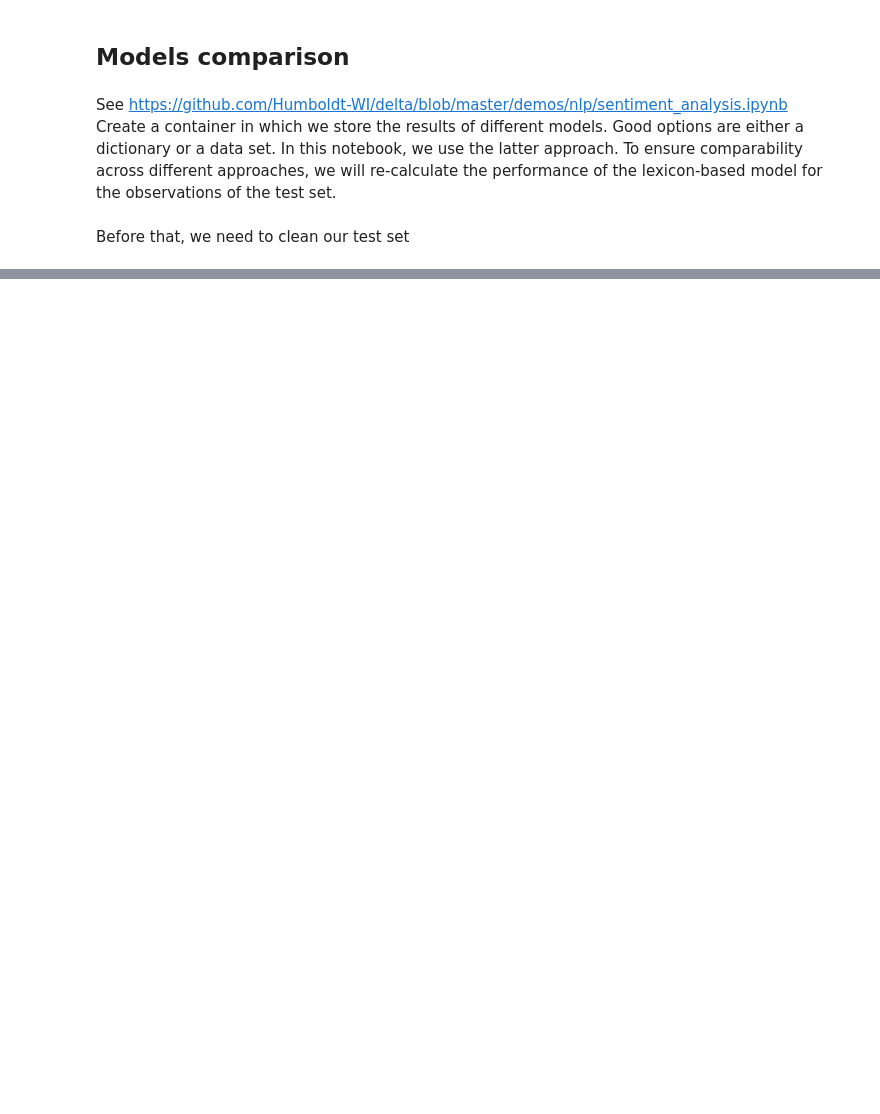
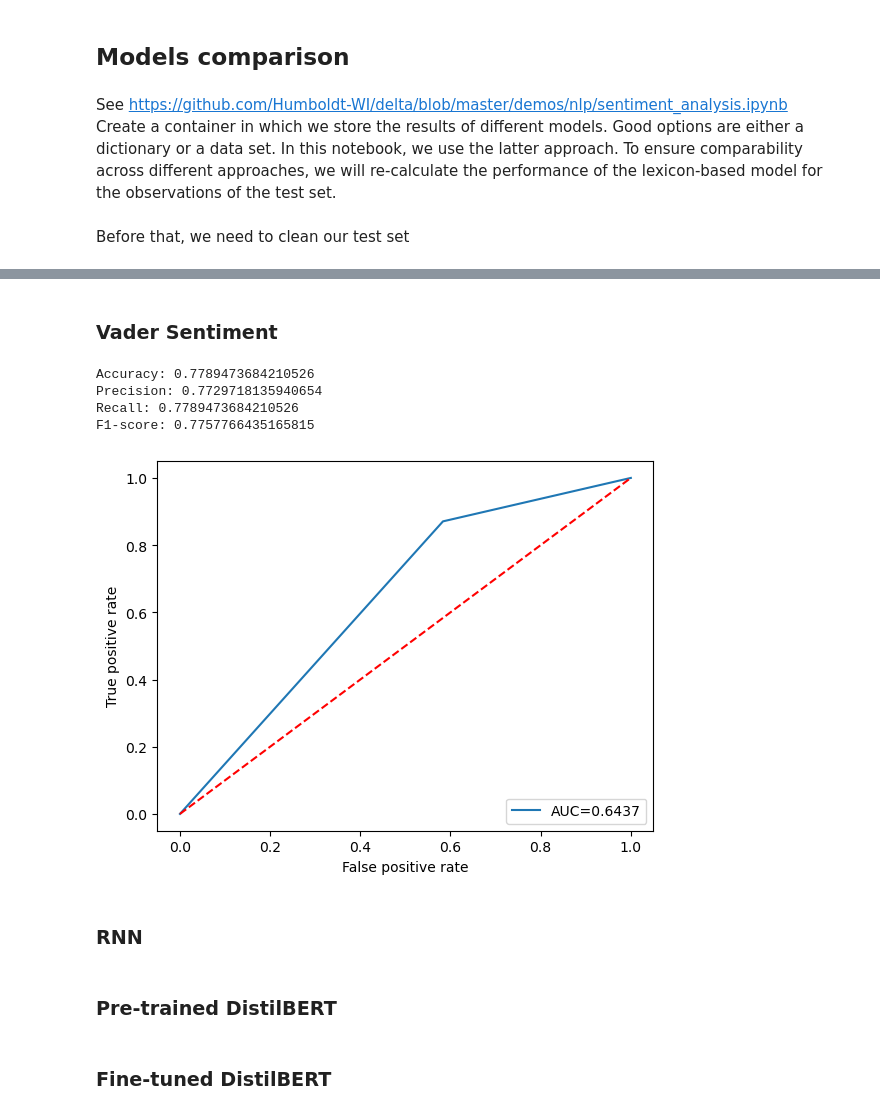
Before and after one commit to yashchougule19/DELTA_Element3, a Jupyter notebook: 3.4.ipynb, the cells around one changed output, grey strips where cells are left out. Saved outputs shown, nothing was run; the diff lists cells and outputs as text; code cells hidden in the pictures; blank space fills up the shorter version.

```diff
--- a/3.4.ipynb
+++ b/3.4.ipynb
@@ -882,0 +864,33 @@ Before that, we need to clean our test set
+# %% [markdown]
+### Vader Sentiment
+# %%
+# Apply the same sentiment analysis we used for the train dataset to the test dataset
+cleaned_test_df['vader_sentiment'] = cleaned_test_df['cleaned_content'].apply(analyze_sentiment)
+# Extract compound score for simplicity
+cleaned_test_df['vader_compound'] = cleaned_test_df['vader_sentiment'].apply(lambda x: x['compound'])
+# Convert compound score to sentiment label
+cleaned_test_df['vader_label'] = cleaned_test_df['vader_compound'].apply(compound_to_binary_sentiment)
+# %%
+if 'sentiment' in cleaned_test_df.columns:
+
+    accuracy = accuracy_score(cleaned_test_df['sentiment'], cleaned_test_df['vader_label'])
+    precision = precision_score(cleaned_test_df['sentiment'], cleaned_test_df['vader_label'], average='weighted')
+    recall = recall_score(cleaned_test_df['sentiment'], cleaned_test_df['vader_label'], average='weighted')
+    f1 = f1_score(cleaned_test_df['sentiment'], cleaned_test_df['vader_label'], average='weighted')
+
+    print(f"Accuracy: {accuracy}")
+    print(f"Precision: {precision}")
+    print(f"Recall: {recall}")
+    print(f"F1-score: {f1}")
+# %% [output]
+Accuracy: 0.7789473684210526
+Precision: 0.7729718135940654
+Recall: 0.7789473684210526
+F1-score: 0.7757766435165815
+# %%
+# Assess vaderSentiment on testset
+auc, acc, cmat = assess_sentiment_classifier(ytest=cleaned_test_df['sentiment'], yhat=cleaned_test_df['vader_label'], cut_off=0)
+# %% [output]
+[figure, added]
+# %% [markdown]
+### RNN
@@ -882,0 +904,4 @@ Before that, we need to clean our test set
+# %% [markdown]
+### Pre-trained DistilBERT
+# %% [markdown]
+### Fine-tuned DistilBERT
```
Also changed, not shown: parts of 15 cells of this notebook.
